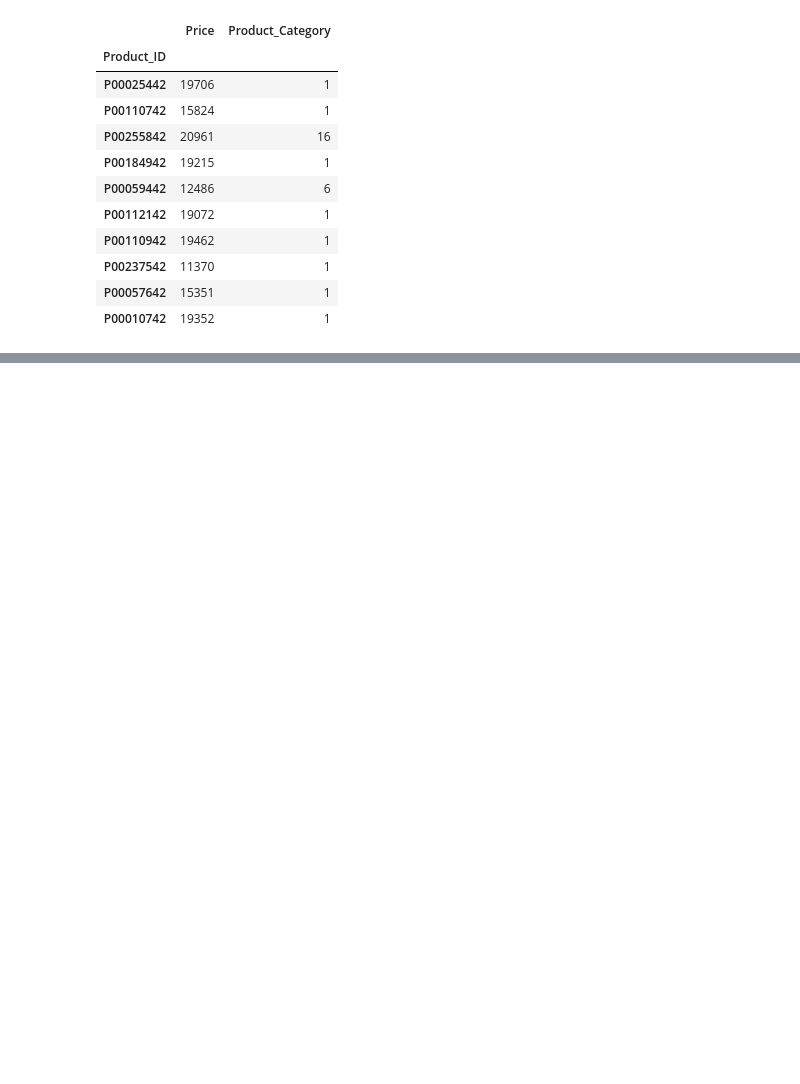
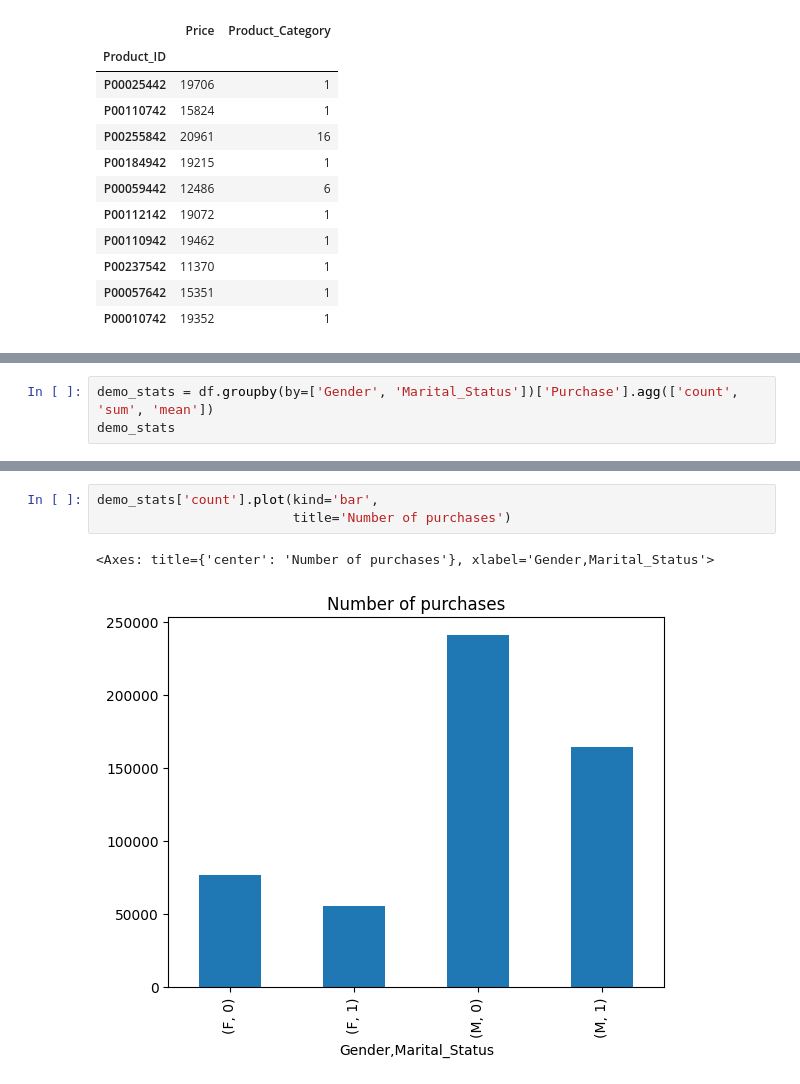
Before and after one commit to rishikeshpaulcode/Black-Friday-Sales-Analysis, a Jupyter notebook: black-friday-sales-analysis.ipynb, the cells around one changed output, grey strips where cells are left out. Saved outputs shown, nothing was run; the diff lists cells and outputs as text; blank space fills up the shorter version.

```diff
--- a/black-friday-sales-analysis.ipynb
+++ b/black-friday-sales-analysis.ipynb
@@ -527,0 +549,3 @@ Most profitable products:
+# %%
+demo_stats = df.groupby(by=['Gender', 'Marital_Status'])['Purchase'].agg(['count', 'sum', 'mean'])
+demo_stats
@@ -527,0 +559,6 @@ Most profitable products:
+# %%
+demo_stats['count'].plot(kind='bar',
+                         title='Number of purchases')
+# %% [output]
+<Axes: title={'center': 'Number of purchases'}, xlabel='Gender,Marital_Status'>
+[figure, added]
```
Also changed, not shown: parts of 6 cells of this notebook.
